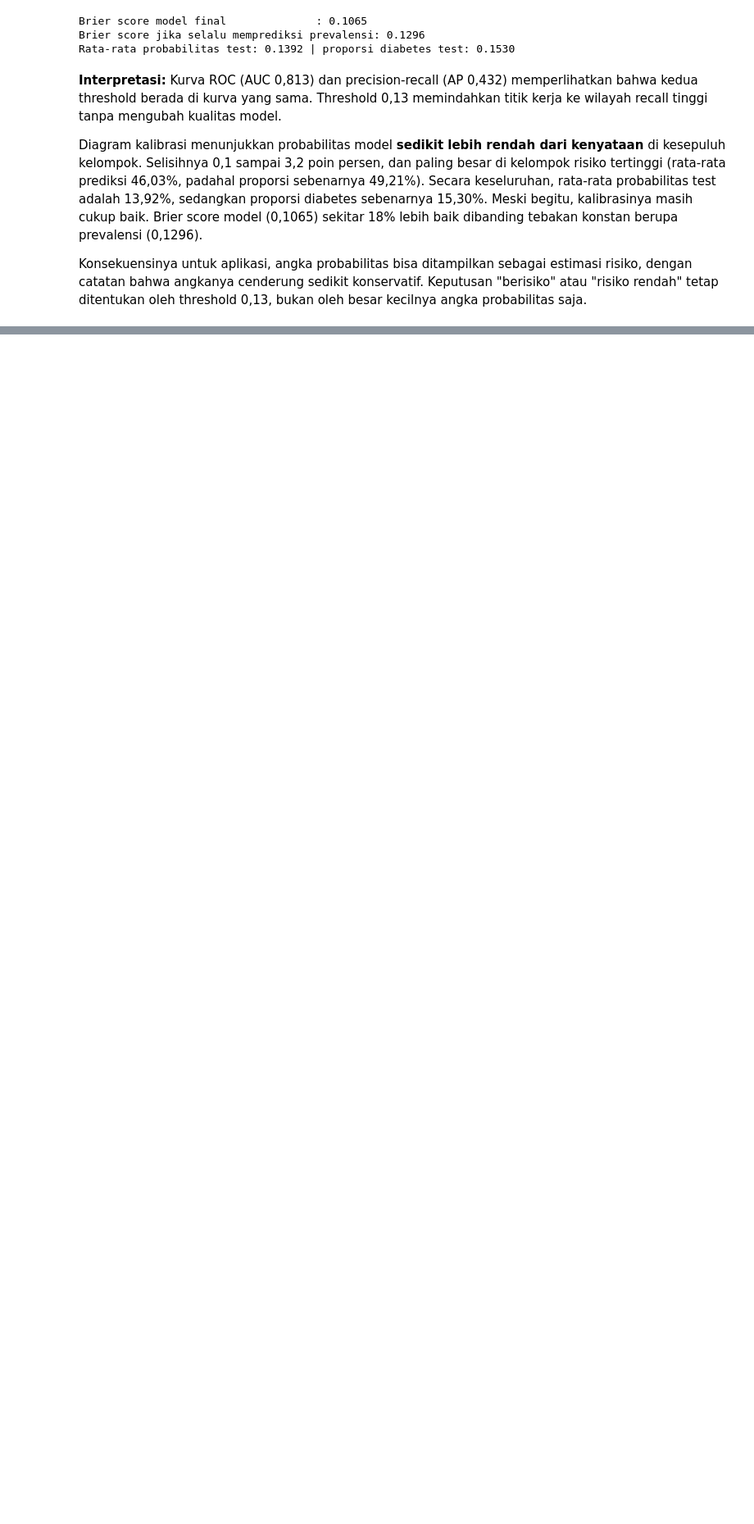
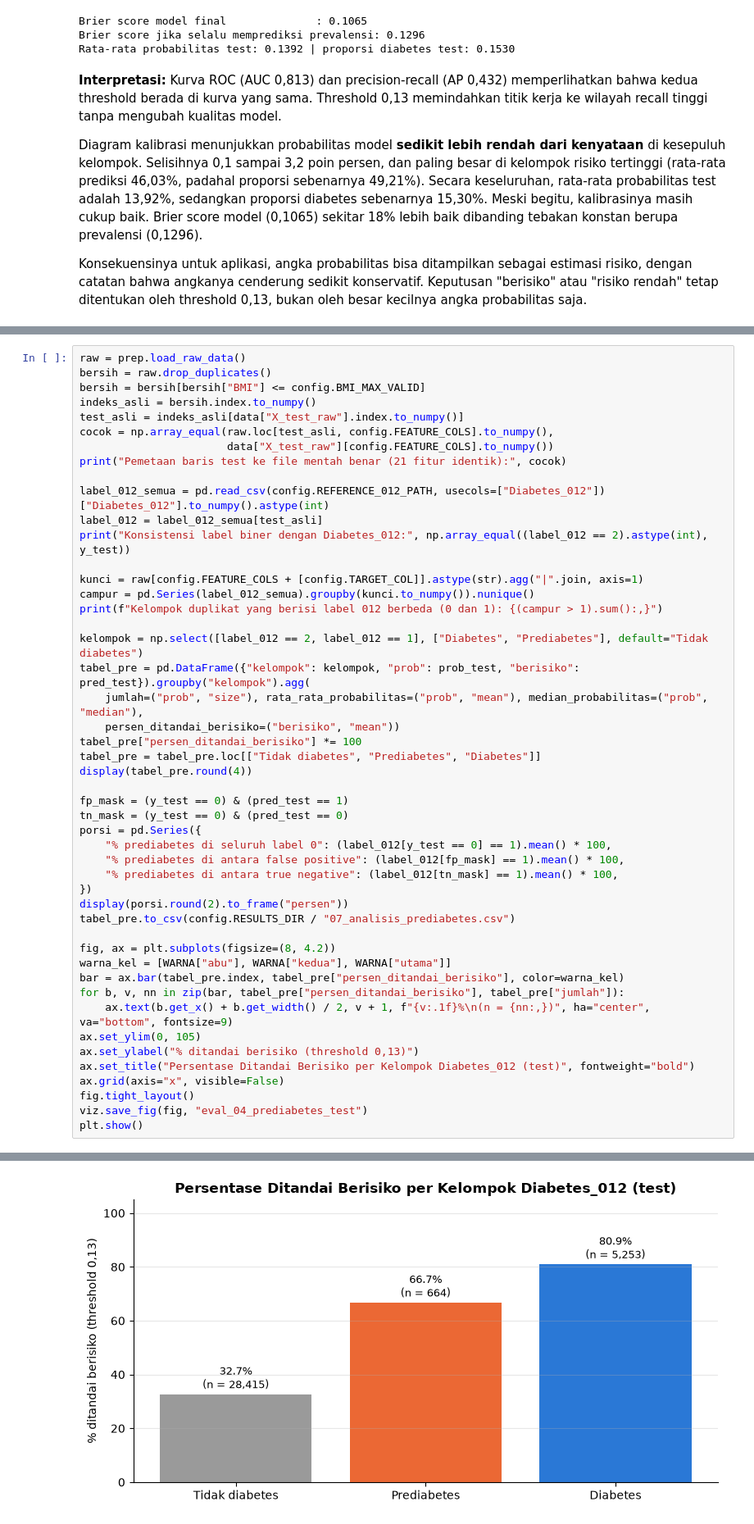
Before and after one commit to felix-malvin/mythos-diabetes-risk-mlp, a Jupyter notebook: notebooks/07_evaluasi_final.ipynb, the cells around one changed output, grey strips where cells are left out. Shown at 82% size. Drawn from its saved outputs; the diff is of its cells as text; blank space fills up the shorter version.

Commit message:
Evaluasi: Analisis Kesalahan Prediksi

```diff
--- a/notebooks/07_evaluasi_final.ipynb
+++ b/notebooks/07_evaluasi_final.ipynb
@@ -398,0 +407,49 @@ Konsekuensinya untuk aplikasi, angka probabilitas bisa ditampilkan sebagai estim
+# %%
+raw = prep.load_raw_data()
+bersih = raw.drop_duplicates()
+bersih = bersih[bersih["BMI"] <= config.BMI_MAX_VALID]
+indeks_asli = bersih.index.to_numpy()
+test_asli = indeks_asli[data["X_test_raw"].index.to_numpy()]
+cocok = np.array_equal(raw.loc[test_asli, config.FEATURE_COLS].to_numpy(),
+                       data["X_test_raw"][config.FEATURE_COLS].to_numpy())
+print("Pemetaan baris test ke file mentah benar (21 fitur identik):", cocok)
+
+label_012_semua = pd.read_csv(config.REFERENCE_012_PATH, usecols=["Diabetes_012"])["Diabetes_012"].to_numpy().astype(int)
+label_012 = label_012_semua[test_asli]
+print("Konsistensi label biner dengan Diabetes_012:", np.array_equal((label_012 == 2).astype(int), y_test))
+
+kunci = raw[config.FEATURE_COLS + [config.TARGET_COL]].astype(str).agg("|".join, axis=1)
+campur = pd.Series(label_012_semua).groupby(kunci.to_numpy()).nunique()
+print(f"Kelompok duplikat yang berisi label 012 berbeda (0 dan 1): {(campur > 1).sum():,}")
+
+kelompok = np.select([label_012 == 2, label_012 == 1], ["Diabetes", "Prediabetes"], default="Tidak diabetes")
+tabel_pre = pd.DataFrame({"kelompok": kelompok, "prob": prob_test, "berisiko": pred_test}).groupby("kelompok").agg(
+    jumlah=("prob", "size"), rata_rata_probabilitas=("prob", "mean"), median_probabilitas=("prob", "median"),
+    persen_ditandai_berisiko=("berisiko", "mean"))
+tabel_pre["persen_ditandai_berisiko"] *= 100
+tabel_pre = tabel_pre.loc[["Tidak diabetes", "Prediabetes", "Diabetes"]]
+display(tabel_pre.round(4))
+
+fp_mask = (y_test == 0) & (pred_test == 1)
+tn_mask = (y_test == 0) & (pred_test == 0)
+porsi = pd.Series({
+    "% prediabetes di seluruh label 0": (label_012[y_test == 0] == 1).mean() * 100,
+    "% prediabetes di antara false positive": (label_012[fp_mask] == 1).mean() * 100,
+    "% prediabetes di antara true negative": (label_012[tn_mask] == 1).mean() * 100,
+})
+display(porsi.round(2).to_frame("persen"))
+tabel_pre.to_csv(config.RESULTS_DIR / "07_analisis_prediabetes.csv")
+
+fig, ax = plt.subplots(figsize=(8, 4.2))
+warna_kel = [WARNA["abu"], WARNA["kedua"], WARNA["utama"]]
+bar = ax.bar(tabel_pre.index, tabel_pre["persen_ditandai_berisiko"], color=warna_kel)
+for b, v, nn in zip(bar, tabel_pre["persen_ditandai_berisiko"], tabel_pre["jumlah"]):
+    ax.text(b.get_x() + b.get_width() / 2, v + 1, f"{v:.1f}%\n(n = {nn:,})", ha="center", va="bottom", fontsize=9)
+ax.set_ylim(0, 105)
+ax.set_ylabel("% ditandai berisiko (threshold 0,13)")
+ax.set_title("Persentase Ditandai Berisiko per Kelompok Diabetes_012 (test)", fontweight="bold")
+ax.grid(axis="x", visible=False)
+fig.tight_layout()
+viz.save_fig(fig, "eval_04_prediabetes_test")
+plt.show()
+# %% [output]
@@ -398,0 +468 @@ Konsekuensinya untuk aplikasi, angka probabilitas bisa ditampilkan sebagai estim
+[figure, added]
```
Also changed, not shown: parts of 9 cells of this notebook, 4 other files.
